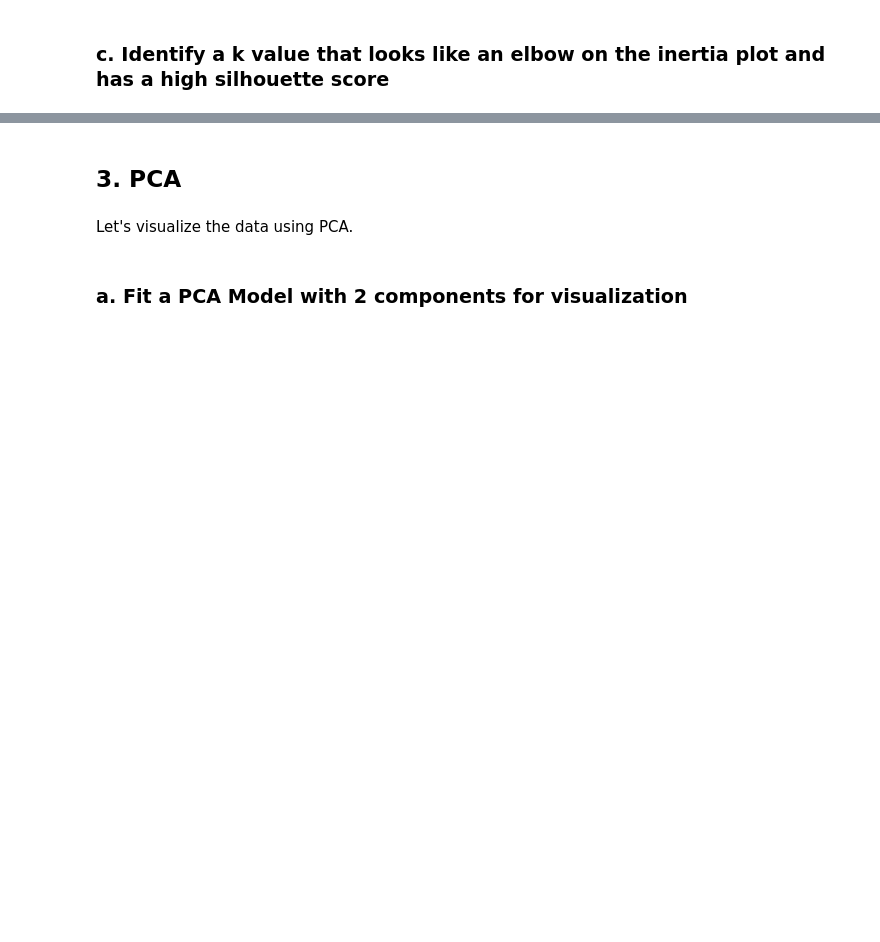
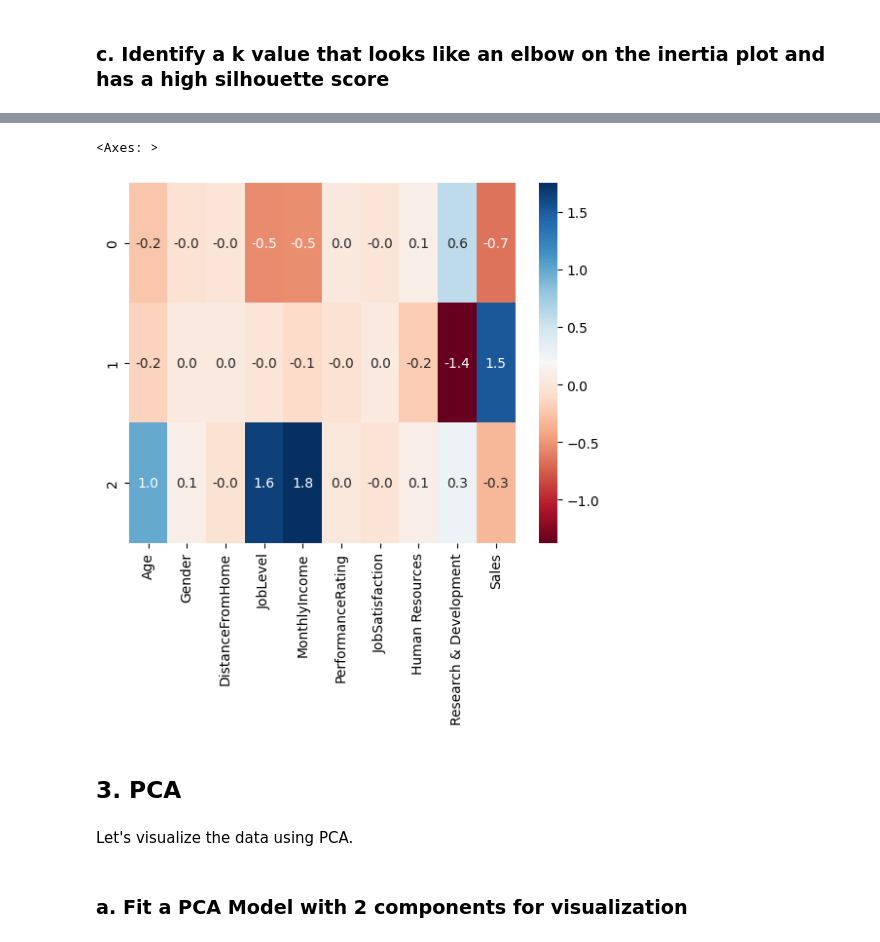
Before and after one commit to hummetova-gunay/Unsupervised_Learning, a Jupyter notebook: Python Unsupervised Learning/Course Assignment Notebooks/section11_final_project.ipynb, the cells around one changed output, grey strips where cells are left out. Cells and saved outputs as stored; diff of their text form; code cells hidden in the pictures; blank space fills up the shorter version.

```diff
--- a/Python Unsupervised Learning/Course Assignment Notebooks/section11_final_project.ipynb
+++ b/Python Unsupervised Learning/Course Assignment Notebooks/section11_final_project.ipynb
@@ -334,2 +404,3 @@ Let's segment the employees using K-Means clustering.
 # %%
 # create a heat map of the cluster centers
+cluster_centers_df = pd.DataFrame(kmeans_3.cluster_centers_, columns=data_std.columns)
@@ -336,2 +414,7 @@ Let's segment the employees using K-Means clustering.
+# %%
+sns.heatmap(cluster_centers_df, annot=True, cmap='RdBu', fmt='.1f')
+# %% [output]
+<Axes: >
+[figure, added]
 # %%
 # interpret the clusters
```
Also changed, not shown: parts of 10 cells of this notebook.
